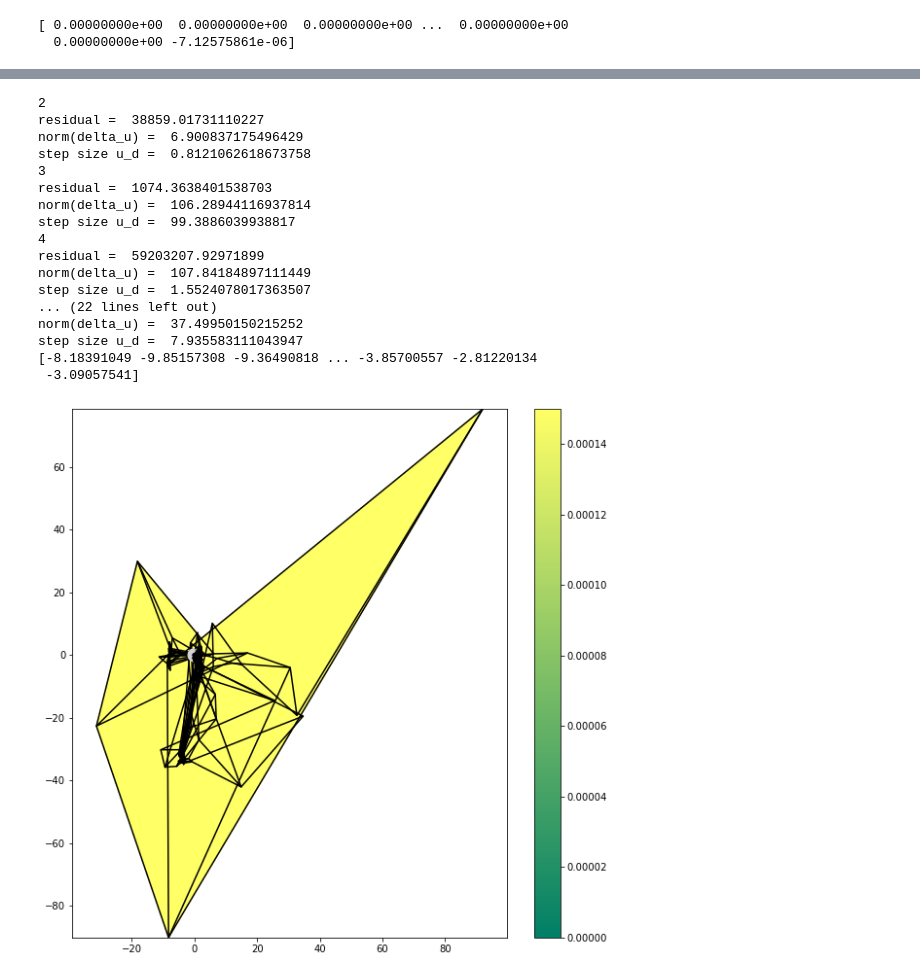
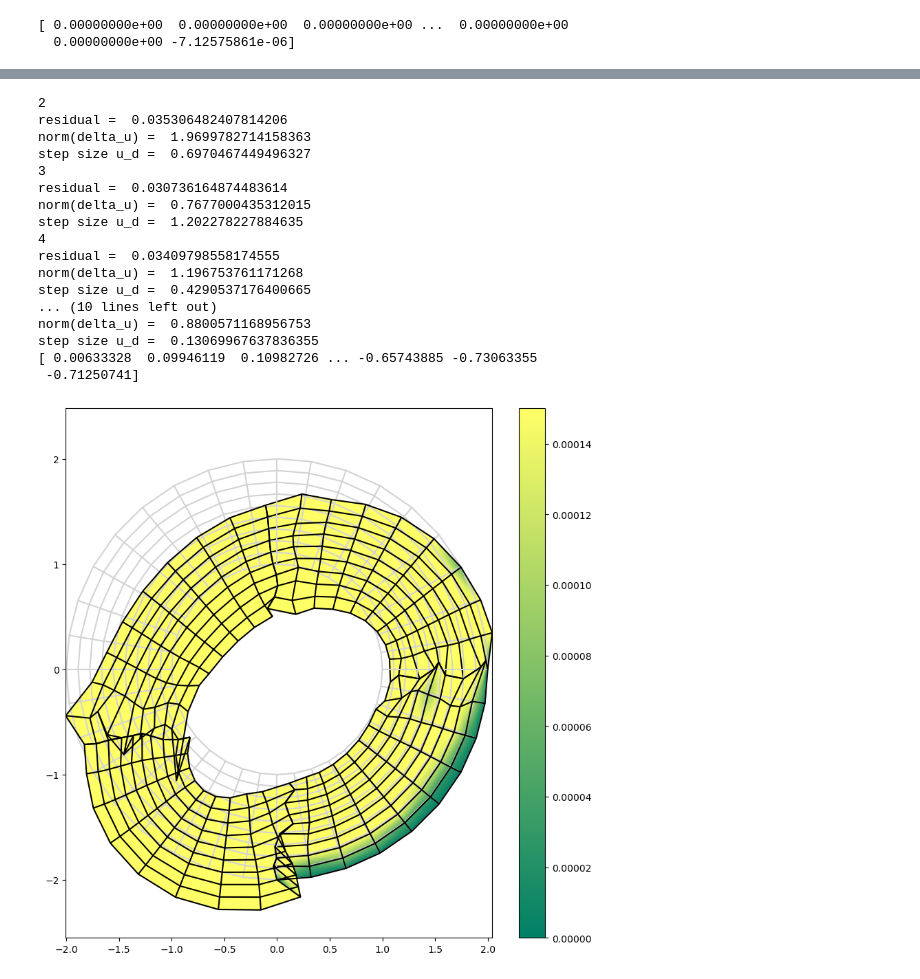
Before and after one commit to mh-0456/pyiga, a Jupyter notebook: notebooks/nonlinear_try1.ipynb, the cells around one changed output, grey strips where cells are left out. Drawn from its saved outputs; the diff is of its cells as text; code cells hidden in the pictures.

Commit message:
Update nonlinear_try1.ipynb
Worked on some bugs in the code (in linearized vf).

```diff
--- a/notebooks/nonlinear_try1.ipynb
+++ b/notebooks/nonlinear_try1.ipynb
@@ -171,9 +168,9 @@ Lam = 0.00028416 #  [GPa] (under ass. ny=0.48, almost incompressible)
 def apply_nl(dis, kvs_ux, geo_ux):
     #kvs_ux, geo_ux = MP_block.multi_patches[0].patches[3]
     #dis = get_components(u)
-    z_lam = Lam* assemble.assemble('div(dis)*div(v)+ 1/2 *tr( grad(dis).T *grad(dis)) *div(v) + inner(div(dis)*grad(dis), grad(v)) + inner(1/2 * tr(grad(dis).T *grad(dis))*grad(dis), grad(v)) *dx'
+    z_lam = Lam* assemble.assemble('div(dis)*div(v) * dx+ 1/2 *tr( grad(dis).T *grad(dis)) *div(v)*dx + inner(div(dis)*grad(dis), grad(v))*dx + inner(1/2 * tr(grad(dis).T *grad(dis))*grad(dis), grad(v)) *dx'
                              , kvs_ux, bfuns=[('v',2)], geo=geo_ux, dis=dis)
-    z_mu = Mu* assemble.assemble('(inner(grad(dis).T +grad(dis) + grad(dis).T *grad(dis), grad(v)) + inner(grad(dis)*(grad(dis).T +grad(dis) + grad(dis).T*grad(dis)), grad(v))) *dx'
+    z_mu = Mu* assemble.assemble('inner(grad(dis).T +grad(dis) + grad(dis).T *grad(dis), grad(v))*dx + inner(grad(dis)*(grad(dis).T +grad(dis) + grad(dis).T*grad(dis)), grad(v)) *dx'
                                     , kvs_ux, bfuns=[('v',2)], geo=geo_ux, dis=dis)
     return (z_lam + z_mu).ravel()  # vector z
 
@@ -183,12 +180,12 @@ def linearized(dis, kvs_ux, geo_ux):
     #dis = get_components(u)
     #A_lin_lam = Lam* assemble.assemble('inner( (div(dis) + 1/2 *tr( grad(dis).T *grad(dis) )) * grad(u), grad(v)) + div(u)*div(v) + tr( grad(dis).T *grad(u) ) * div(v) + inner( (div(u) + tr(grad(dis).T *grad(u)) ) * grad(dis), grad(v)) * dx'
 
-    A_lin_lam1 = Lam* assemble.assemble('inner( (div(dis) + 1/2 *tr( grad(dis).T *grad(dis) )) * grad(u), grad(v)) + div(u)*div(v) * dx'
+    A_lin_lam1 = Lam* assemble.assemble('inner( (div(dis) + 1/2 *tr( grad(dis).T *grad(dis) )) * grad(u), grad(v))*dx + div(u)*div(v)* dx'
                               , kvs_ux, bfuns=[('u',2), ('v',2)], geo=geo_ux, dis=dis) #matrix A
-    A_lin_lam2 = Lam* assemble.assemble('tr( grad(dis).T *grad(u) ) * div(v) + inner( (div(u) + tr(grad(dis).T *grad(u)) ) * grad(dis), grad(v)) * dx'
+    A_lin_lam2 = Lam* assemble.assemble('tr( grad(dis).T *grad(u) ) * div(v) *dx + inner( (div(u) + tr(grad(dis).T *grad(u)) ) * grad(dis), grad(v))* dx'
                               , kvs_ux, bfuns=[('u',2), ('v',2)], geo=geo_ux, dis=dis) #matrix A
 
-    A_lin_mu = 2*Mu * assemble.assemble('inner(1/2 * grad(u)*(grad(dis)+ grad(dis).T + grad(dis).T *grad(dis)) + (1/2) * (grad(u)+grad(u).T + grad(dis).T *grad(u) + grad(u).T *grad(dis)) + 1/2 * grad(dis)*(grad(u)+grad(u).T +grad(dis).T * grad(u)+ grad(u).T * grad(dis)), 1/2* (grad(v).T + grad(v))) * dx'
+    A_lin_mu = 2*Mu * assemble.assemble('(inner(1/2 * grad(u)*(grad(dis)+ grad(dis).T + grad(dis).T *grad(dis)) + (1/2) * (grad(u)+grad(u).T + grad(dis).T *grad(u) + grad(u).T *grad(dis)) + 1/2 * grad(dis)*(grad(u)+grad(u).T +grad(dis).T * grad(u)+ grad(u).T * grad(dis)), 1/2* (grad(v).T + grad(v)))) * dx'
                               , kvs_ux, bfuns=[('u',2), ('v',2)], geo=geo_ux, dis=dis) #matrix A
     #print(A_lin_lam2)
     return A_lin_lam1 + A_lin_lam2 + A_lin_mu
@@ -276,17 +273,20 @@ get_defplot(u, patches_u, kvs_u)
 
 A, b= ass_nonlinsystem(u)
 #b+=lv # update b: new rhs + old rhs
-r= np.linalg.norm(A.dot(u) - b) # compute residuum
-print('residual = ', r)
+#r= np.linalg.norm(A.dot(u) - b) # compute residuum
+
 #b-= A.dot(u)
 
 LS = assemble.RestrictedLinearSystem(A, b, bc) # solve linearized system
 u_d= solvers.make_solver(LS.A).dot(LS.b)
 
+r = np.linalg.norm(LS.b)
+print('residual = ', r)
+
 #lv = LS.complete(LS.b)
 
 u_d = LS.complete(u_d)
-u += u_d
+u += 0.03*u_d
 print(u)
 
 normed_du0= np.linalg.norm(u_d)/np.sqrt(len(u_d))
@@ -302,6 +333,6 @@ get_defplot(u, patches_u, kvs_u)
 # %%
 # solve linearized variational problem
-epsilon= 1e-2
+epsilon= 1e-4
 count= 1
 stepsize_du1 = 1
 
@@ -312,65 +343,55 @@ while True:
     count+=1
     print(count)
     # Assemble matrices and rhs in every iteration step
     A, b= ass_nonlinsystem(u)
-    #b-= lv # l(v) - a(u,v)
-    r= np.linalg.norm(A.dot(u) - b)
+    LS = assemble.RestrictedLinearSystem(A, b, bc) # solve linearized system
+    u_d= solvers.make_solver(LS.A).dot(LS.b)
+
+    r = np.linalg.norm(LS.b)
     print('residual = ', r)
-    b-= A.dot(u)
-   # b+=lv # update b: new rhs + old rhs
 
-    LS = assemble.RestrictedLinearSystem(A, b, bc) # solve linearized system
-    u_d = solvers.make_solver(LS.A).dot(LS.b)
-
-    #lv = LS.complete(LS.b)
-    #print('l(v) = ', lv)
     u_d = LS.complete(u_d)
-    #print(u_d)
-
-    #update
-    u += u_d
+    u += 0.03*u_d # tau=0.02
 
     ud_array.append(u_d)
 
     normed_du = np.linalg.norm(u_d)/np.sqrt(len(u_d))
     stepsize_du = abs(normed_du0-normed_du)
     print('norm(delta_u) = ', normed_du)
     print ('step size u_d = ', stepsize_du)
 
     stepsizes.append(stepsize_du)
 
-    if stepsize_du < epsilon:
+    if r < epsilon:
         break
-    elif stepsize_du < stepsize_du1 and stepsize_du <1e-1:
-        break
-    elif count == 10:
+    elif count == 7:
         break
 
     normed_du0 = normed_du
     stepsize_du1 = stepsize_du
 
 # print deformation plot
 get_defplot(u, patches_u, kvs_u)
 print(u)
 # %% [output]
 2
-residual =  38859.01731110227
-norm(delta_u) =  6.900837175496429
-step size u_d =  0.8121062618673758
+residual =  0.035306482407814206
+norm(delta_u) =  1.9699782714158363
+step size u_d =  0.6970467449496327
 3
-residual =  1074.3638401538703
-norm(delta_u) =  106.28944116937814
-step size u_d =  99.3886039938817
+residual =  0.030736164874483614
+norm(delta_u) =  0.7677000435312015
+step size u_d =  1.202278227884635
 4
-residual =  59203207.92971899
-norm(delta_u) =  107.84184897111449
-step size u_d =  1.5524078017363507
-... (22 lines left out)
-norm(delta_u) =  37.49950150215252
-step size u_d =  7.935583111043947
-[-8.18391049 -9.85157308 -9.36490818 ... -3.85700557 -2.81220134
- -3.09057541]
+residual =  0.03409798558174555
+norm(delta_u) =  1.196753761171268
+step size u_d =  0.4290537176400665
+... (10 lines left out)
+norm(delta_u) =  0.8800571168956753
+step size u_d =  0.13069967637836355
+[ 0.00633328  0.09946119  0.10982726 ... -0.65743885 -0.73063355
+ -0.71250741]
-[figure, old version]
+[figure, new version]
 # %%
 # plot history of step sizes
 figsize(6,3)
```
Also changed, not shown: parts of 8 cells of this notebook.
